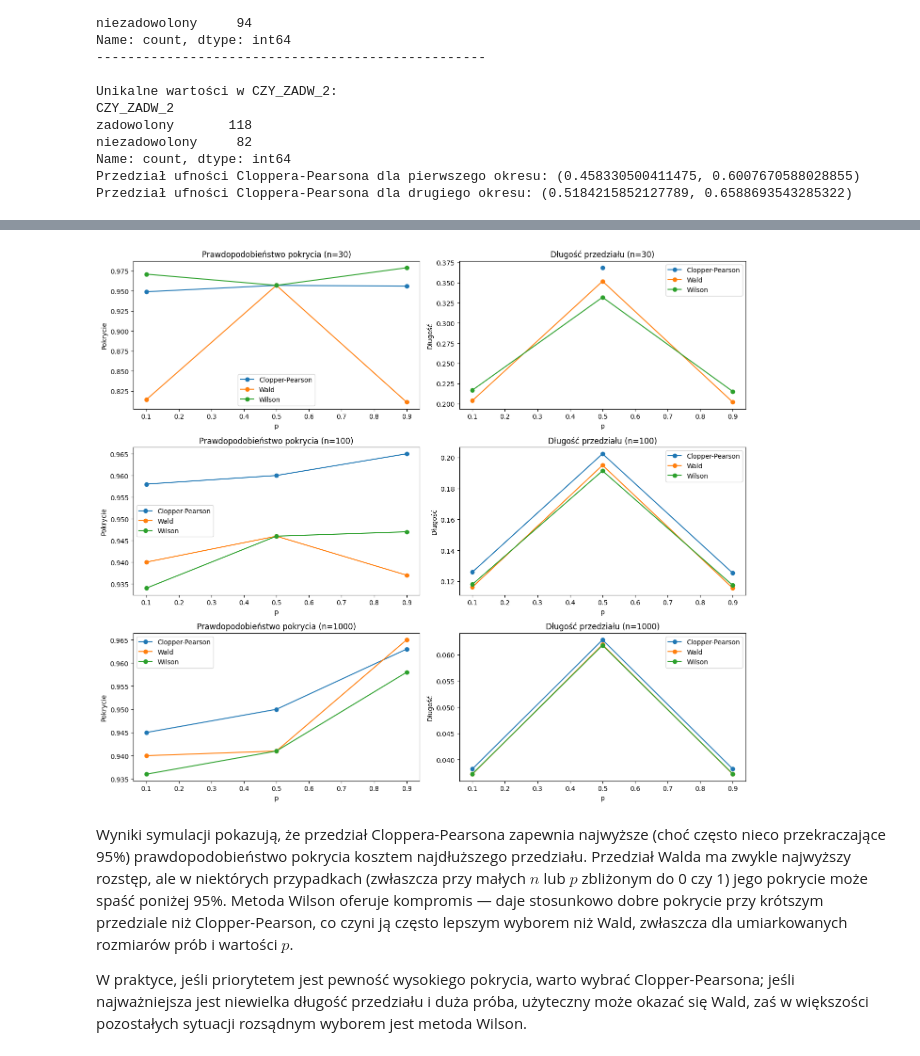
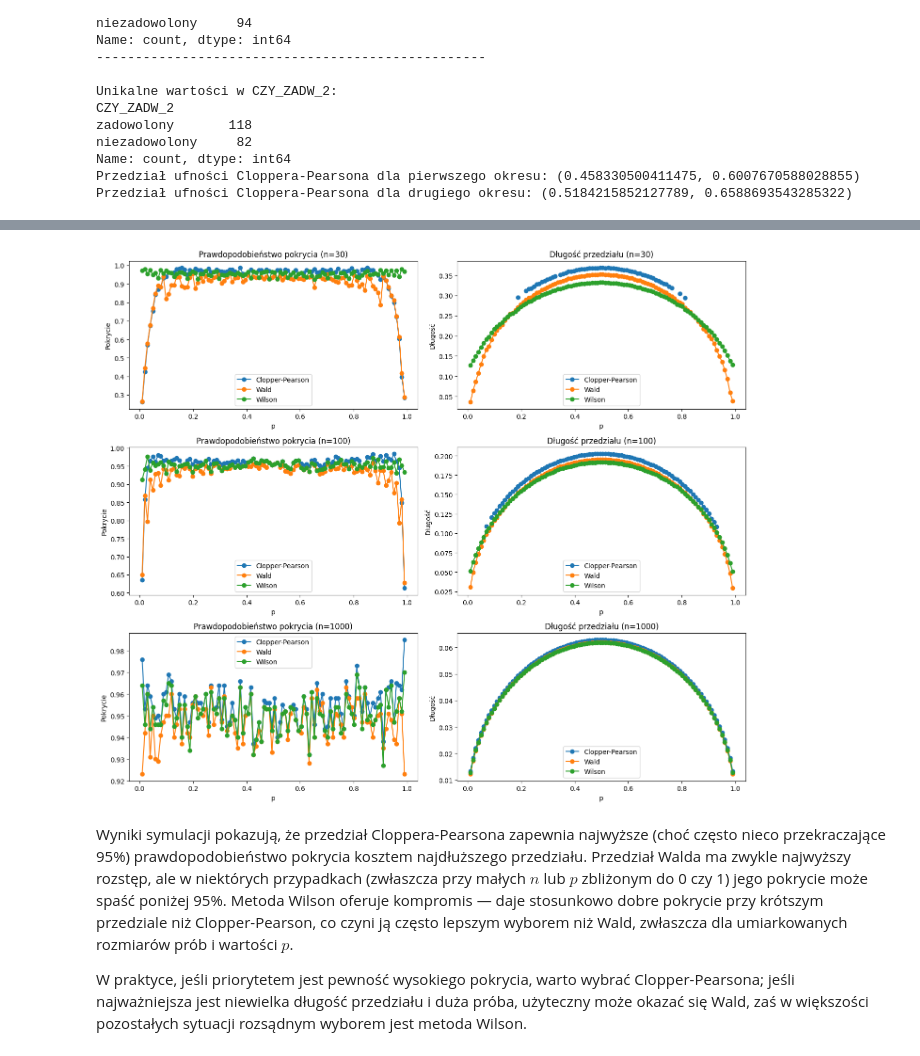
Before and after one commit to mathieuboro/Analysis_of_Survey_Data, a Jupyter notebook: Sprawozdanie1.ipynb, the cells around one changed output, grey strips where cells are left out. Drawn from its saved outputs; the diff is of its cells as text; code cells hidden in the pictures.

```diff
--- a/Sprawozdanie1.ipynb
+++ b/Sprawozdanie1.ipynb
@@ -690,7 +707,7 @@ def wilson_confidence_interval(alpha, successes, trials):
 
 alpha = 0.05
 n_values = [30, 100, 1000]
-p_values = [0.1, 0.5, 0.9]
+p_values = np.linspace(0.01,0.99,100)
 iterations = 1000
 
 coverage_clopper = np.zeros((len(n_values), len(p_values)))
@@ -771,34 +788,34 @@ plt.legend()
 plt.subplot(3, 2, 4)
 plt.plot(p_values, length_clopper[1, :], marker='o', label='Clopper-Pearson')
 plt.plot(p_values, length_wald[1, :],    marker='o', label='Wald')
 plt.plot(p_values, length_wilson[1, :],  marker='o', label='Wilson')
 plt.title("Długość przedziału (n=100)")
 plt.xlabel("p")
 plt.ylabel("Długość")
 plt.legend()
 
 plt.subplot(3, 2, 5)
 plt.plot(p_values, coverage_clopper[2, :], marker='o', label='Clopper-Pearson')
 plt.plot(p_values, coverage_wald[2, :],    marker='o', label='Wald')
 plt.plot(p_values, coverage_wilson[2, :],  marker='o', label='Wilson')
 plt.title("Prawdopodobieństwo pokrycia (n=1000)")
 plt.xlabel("p")
 plt.ylabel("Pokrycie")
 plt.legend()
 
 plt.subplot(3, 2, 6)
 plt.plot(p_values, length_clopper[2, :], marker='o', label='Clopper-Pearson')
 plt.plot(p_values, length_wald[2, :],    marker='o', label='Wald')
 plt.plot(p_values, length_wilson[2, :],  marker='o', label='Wilson')
 plt.title("Długość przedziału (n=1000)")
 plt.xlabel("p")
 plt.ylabel("Długość")
 plt.legend()
 
 plt.tight_layout()
 plt.show()
 # %% [output]
-[figure, old version]
+[figure, new version]
 # %% [markdown]
 Wyniki symulacji pokazują, że przedział Cloppera-Pearsona zapewnia najwyższe (choć często nieco przekraczające 95%) prawdopodobieństwo pokrycia kosztem najdłuższego przedziału. Przedział Walda ma zwykle najwyższy rozstęp, ale w niektórych przypadkach (zwłaszcza przy małych $n$ lub $p$ zbliżonym do 0 czy 1) jego pokrycie może spaść poniżej 95%. Metoda Wilson oferuje kompromis — daje stosunkowo dobre pokrycie przy krótszym przedziale niż Clopper-Pearson, co czyni ją często lepszym wyborem niż Wald, zwłaszcza dla umiarkowanych rozmiarów prób i wartości $p$.
 
```
Also changed, not shown: parts of 13 cells of this notebook.
